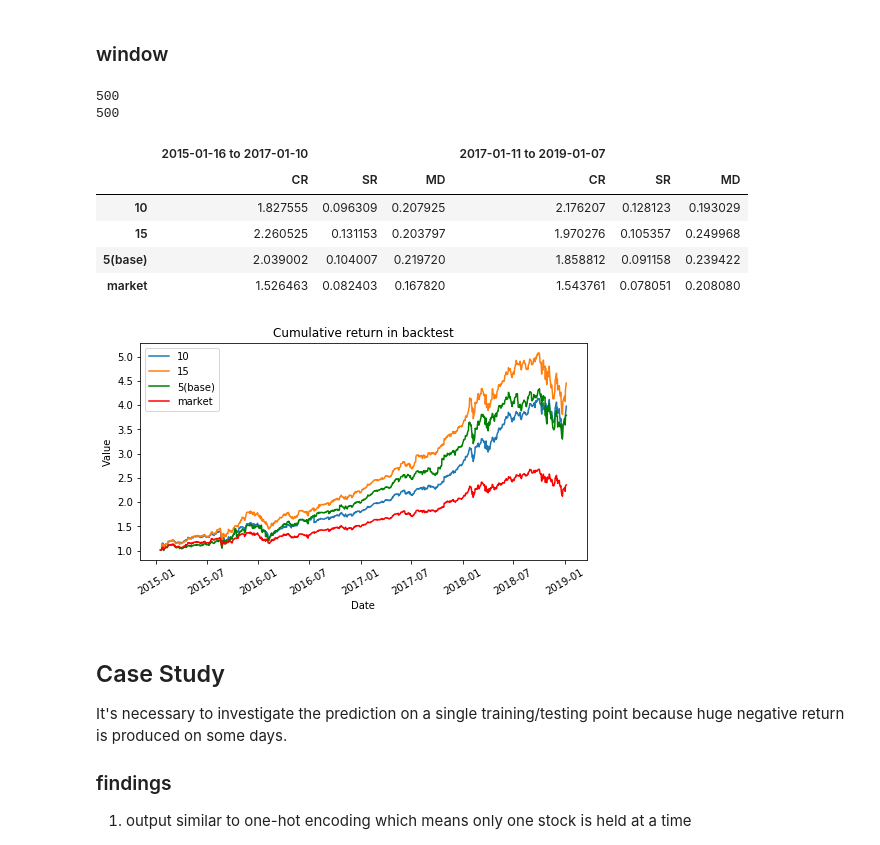
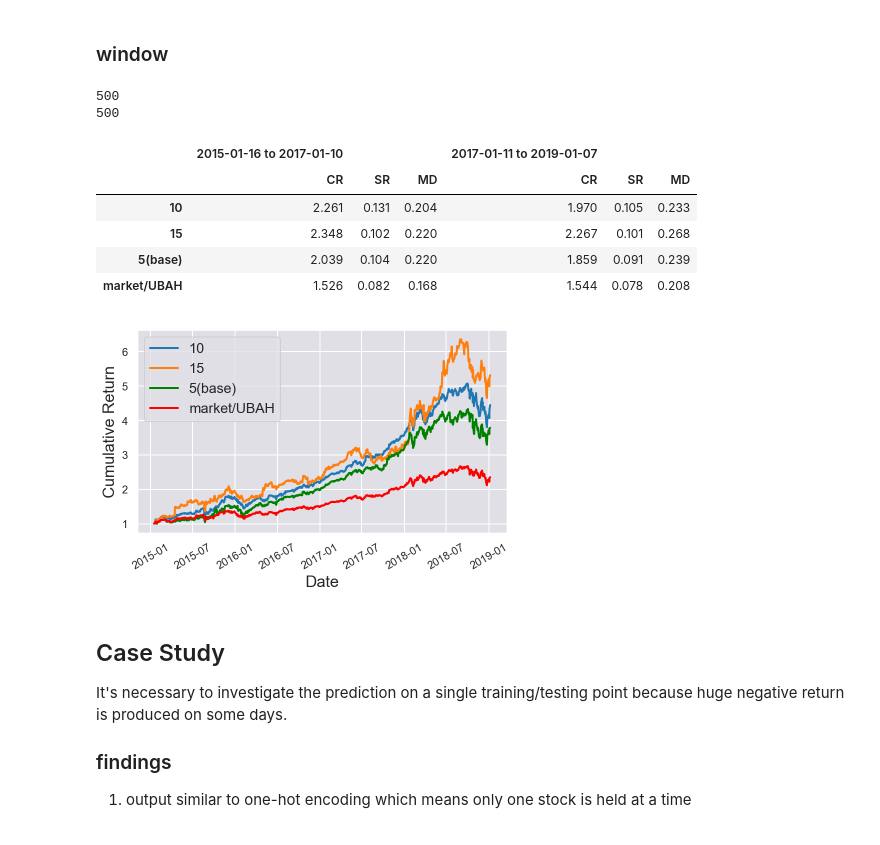
Before and after one commit to yanxurui/portfolio, a Jupyter notebook: analysis.ipynb, the cells around one changed output. Drawn from its saved outputs; the diff is of its cells as text; code cells hidden in the pictures.

```diff
--- a/analysis.ipynb
+++ b/analysis.ipynb
@@ -210,17 +238,17 @@ compare_with_base('exp/loss', 'return(base)')
 # %% [markdown]
 ### window
 # %%
-compare_with_base('exp/hyperparameters/window', '5(base)')
+fig = compare_with_base('exp/hyperparameters/window', base_name='5(base)')
 # %% [output]
 500
 500
 |  | 2015-01-16 to 2017-01-10 |  |  | 2017-01-11 to 2019-01-07 |  |  |
 |  | CR | SR | MD | CR | SR | MD |
-| 10 | 1.827555 | 0.096309 | 0.207925 | 2.176207 | 0.128123 | 0.193029 |
-| 15 | 2.260525 | 0.131153 | 0.203797 | 1.970276 | 0.105357 | 0.249968 |
-| 5(base) | 2.039002 | 0.104007 | 0.219720 | 1.858812 | 0.091158 | 0.239422 |
-| market | 1.526463 | 0.082403 | 0.167820 | 1.543761 | 0.078051 | 0.208080 |
+| 10 | 2.261 | 0.131 | 0.204 | 1.970 | 0.105 | 0.233 |
+| 15 | 2.348 | 0.102 | 0.220 | 2.267 | 0.101 | 0.268 |
+| 5(base) | 2.039 | 0.104 | 0.220 | 1.859 | 0.091 | 0.239 |
+| market/UBAH | 1.526 | 0.082 | 0.168 | 1.544 | 0.078 | 0.208 |
-[figure, old version]
+[figure, new version]
 # %% [markdown]
 ## Case Study
 It's necessary to investigate the prediction on a single training/testing point because huge negative return is produced on some days.
```
Also changed, not shown: parts of 9 cells of this notebook, 1 other file.
